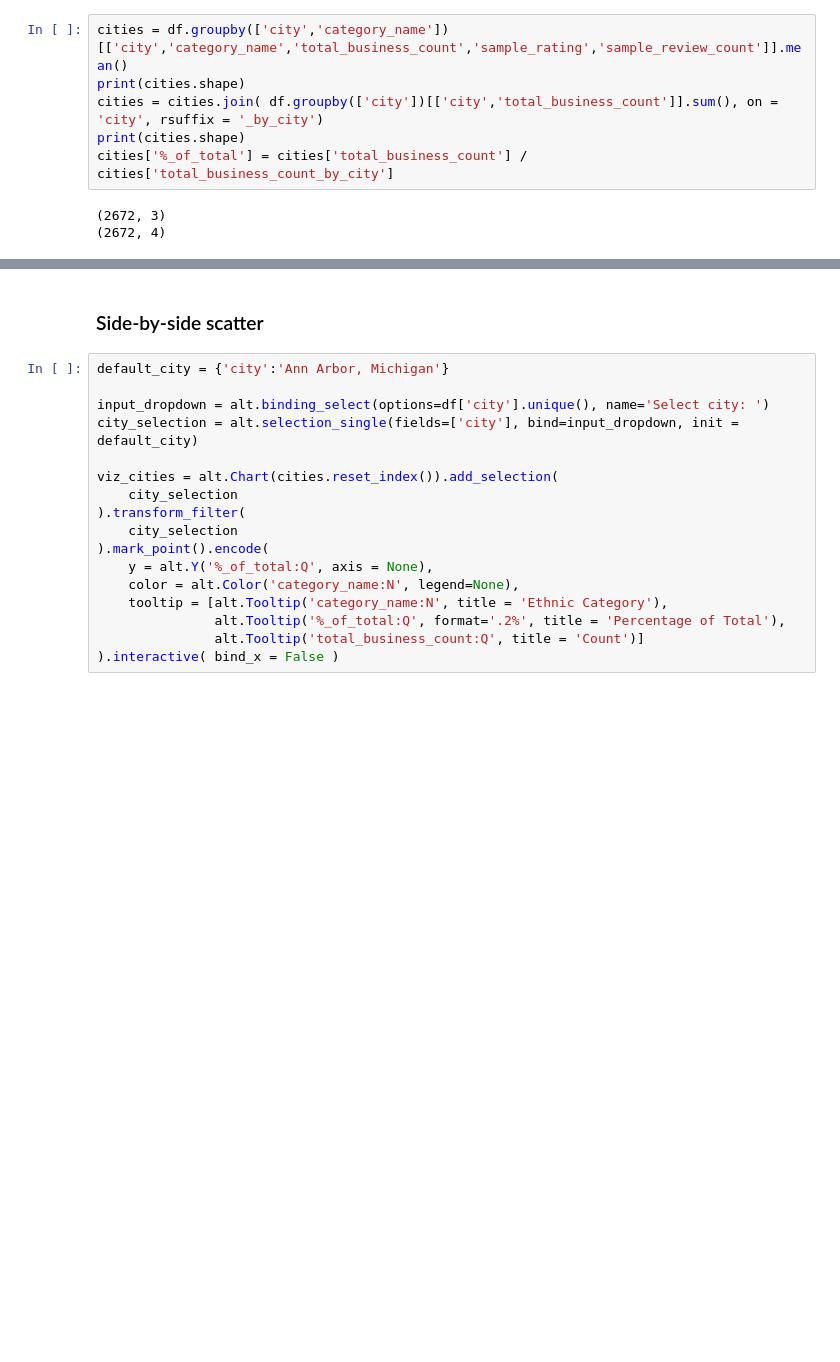
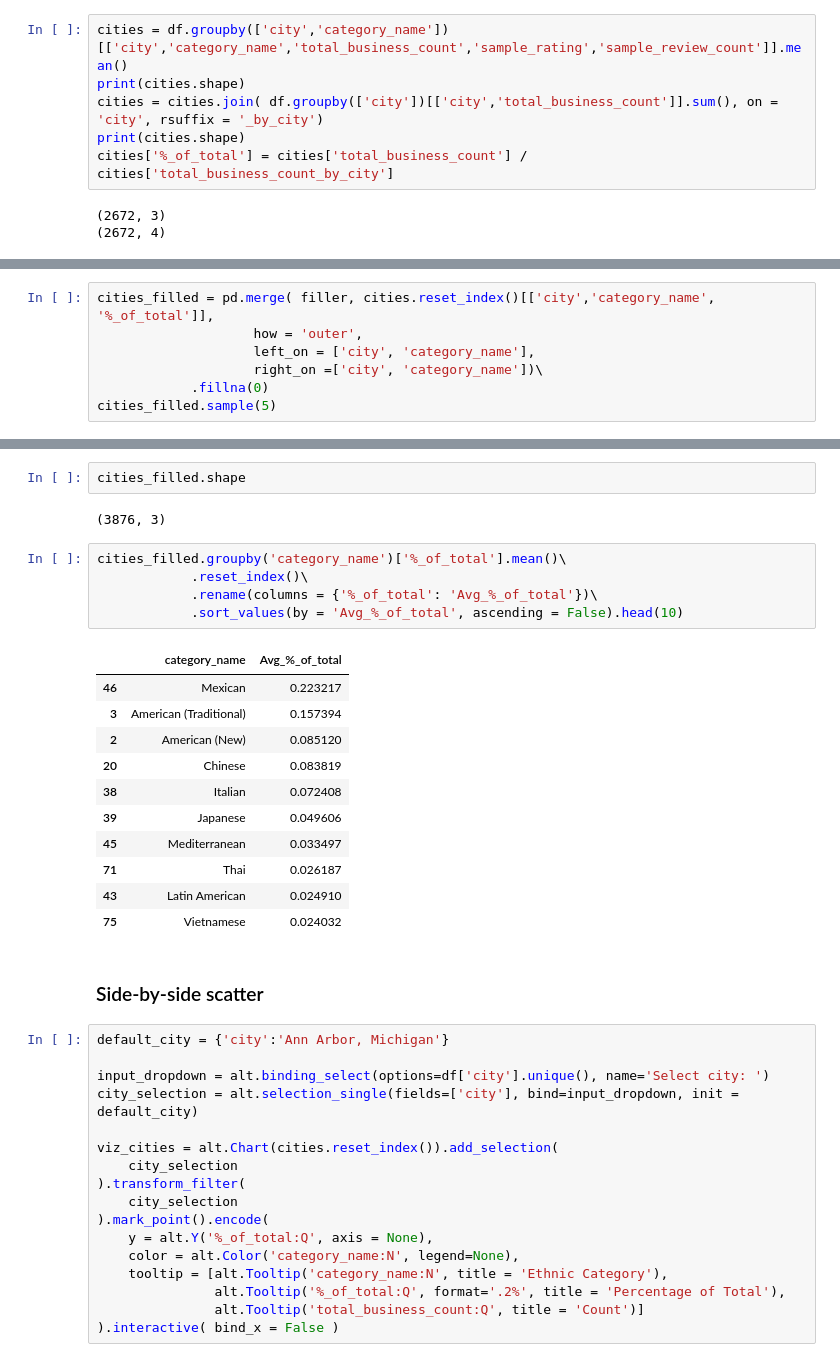
Before and after one commit to wiiilla/Food_Diversity_In_US_Cities, a Jupyter notebook: DataAnalysis&Viz.ipynb, the cells around one changed output, grey strips where cells are left out. Saved outputs shown, nothing was run; the diff lists cells and outputs as text; blank space fills up the shorter version.

```diff
--- a/DataAnalysis&Viz.ipynb
+++ b/DataAnalysis&Viz.ipynb
@@ -114,0 +173,7 @@ cities.sample(1)
+# %%
+cities_filled = pd.merge( filler, cities.reset_index()[['city','category_name', '%_of_total']],
+                    how = 'outer',
+                    left_on = ['city', 'category_name'],
+                    right_on =['city', 'category_name'])\
+            .fillna(0)
+cities_filled.sample(5)
@@ -115,3 +187,24 @@ cities.sample(1)
+# %%
+cities_filled.shape
+# %% [output]
+(3876, 3)
+# %%
+cities_filled.groupby('category_name')['%_of_total'].mean()\
+            .reset_index()\
+            .rename(columns = {'%_of_total': 'Avg_%_of_total'})\
+            .sort_values(by = 'Avg_%_of_total', ascending = False).head(10)
+# %% [output]
+|  | category_name | Avg_%_of_total |
+| 46 | Mexican | 0.223217 |
+| 3 | American (Traditional) | 0.157394 |
+| 2 | American (New) | 0.085120 |
+| 20 | Chinese | 0.083819 |
+| 38 | Italian | 0.072408 |
+| 39 | Japanese | 0.049606 |
+| 45 | Mediterranean | 0.033497 |
+| 71 | Thai | 0.026187 |
+| 43 | Latin American | 0.024910 |
+| 75 | Vietnamese | 0.024032 |
 # %% [markdown]
 ### Side-by-side scatter
 # %%
```
Also changed, not shown: parts of 18 cells of this notebook, 5 other files.
